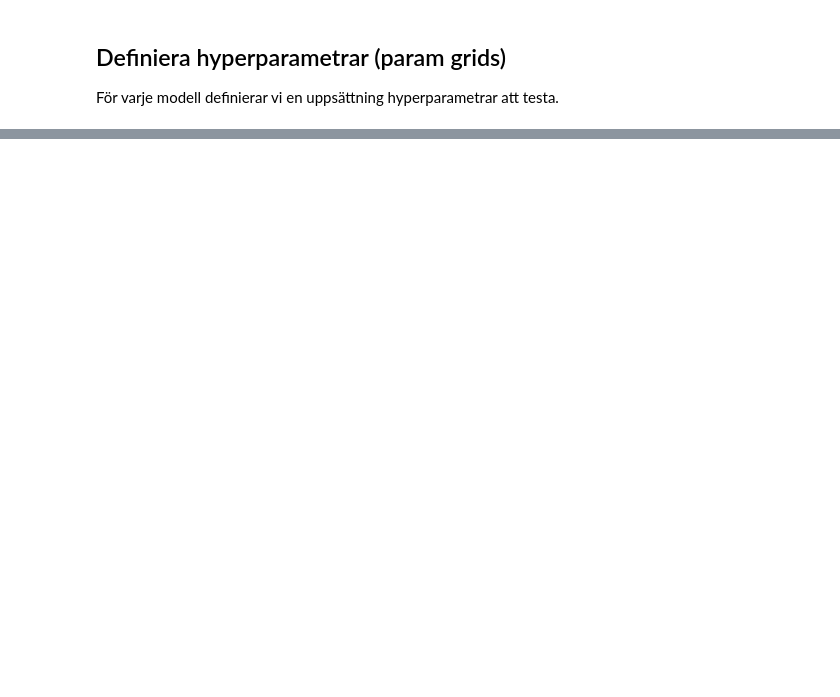
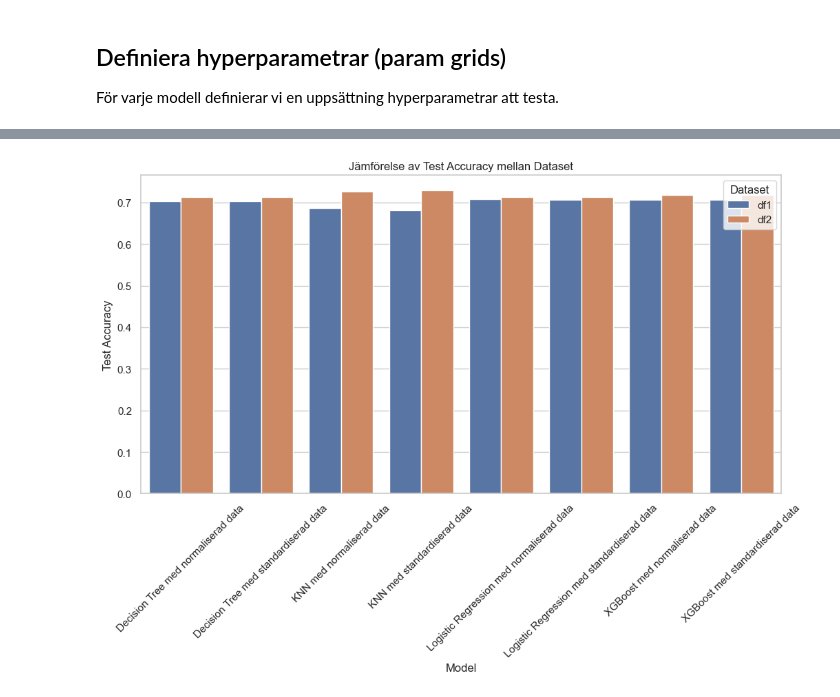
Before and after one commit to n00rp/Machine-Learning, a Jupyter notebook: Övningsuppgifter/Labb/labb01_Cardiovascular_Disease.ipynb, the cells around one changed output, grey strips where cells are left out. Cells and saved outputs as stored; diff of their text form; code cells hidden in the pictures; blank space fills up the shorter version.

```diff
--- a/Övningsuppgifter/Labb/labb01_Cardiovascular_Disease.ipynb
+++ b/Övningsuppgifter/Labb/labb01_Cardiovascular_Disease.ipynb
@@ -724,0 +1002,14 @@ Accuracy på testdata (Logistic Regression): 0.7065693430656934
+# %%
+
+# Läs in CSV-filen
+results_df = pd.read_csv("evaluation_scores.csv")
+
+# Skapa en kolumn för datasetet baserat på modellnamnet
+results_df['Dataset'] = results_df['Model'].apply(lambda x: 'df1' if 'från DF2' not in x else 'df2')
+# Rensa modellnamnen
+results_df['Model'] = results_df['Model'].str.replace(' från DF2', '')
+# Sortera efter Dataset och Model
+results_df = results_df.sort_values(by=['Dataset', 'Model'])
+
+
+results_df.head(25)
@@ -724,0 +1064,15 @@ Accuracy på testdata (Logistic Regression): 0.7065693430656934
+# %%
+import matplotlib.pyplot as plt
+import seaborn as sns
+
+# Ställ in temat för Seaborn
+sns.set(style="whitegrid")
+
+# Skapa ett stapeldiagram för testnoggrannhet per modell och dataset
+plt.figure(figsize=(12, 6))
+sns.barplot(x='Model', y='Test Accuracy', hue='Dataset', data=results_df)
+plt.title('Jämförelse av Test Accuracy mellan Dataset')
+plt.xticks(rotation=45)
+plt.show()
+# %% [output]
+[figure, added]
```
Also changed, not shown: parts of 19 cells of this notebook, 1 other file.
